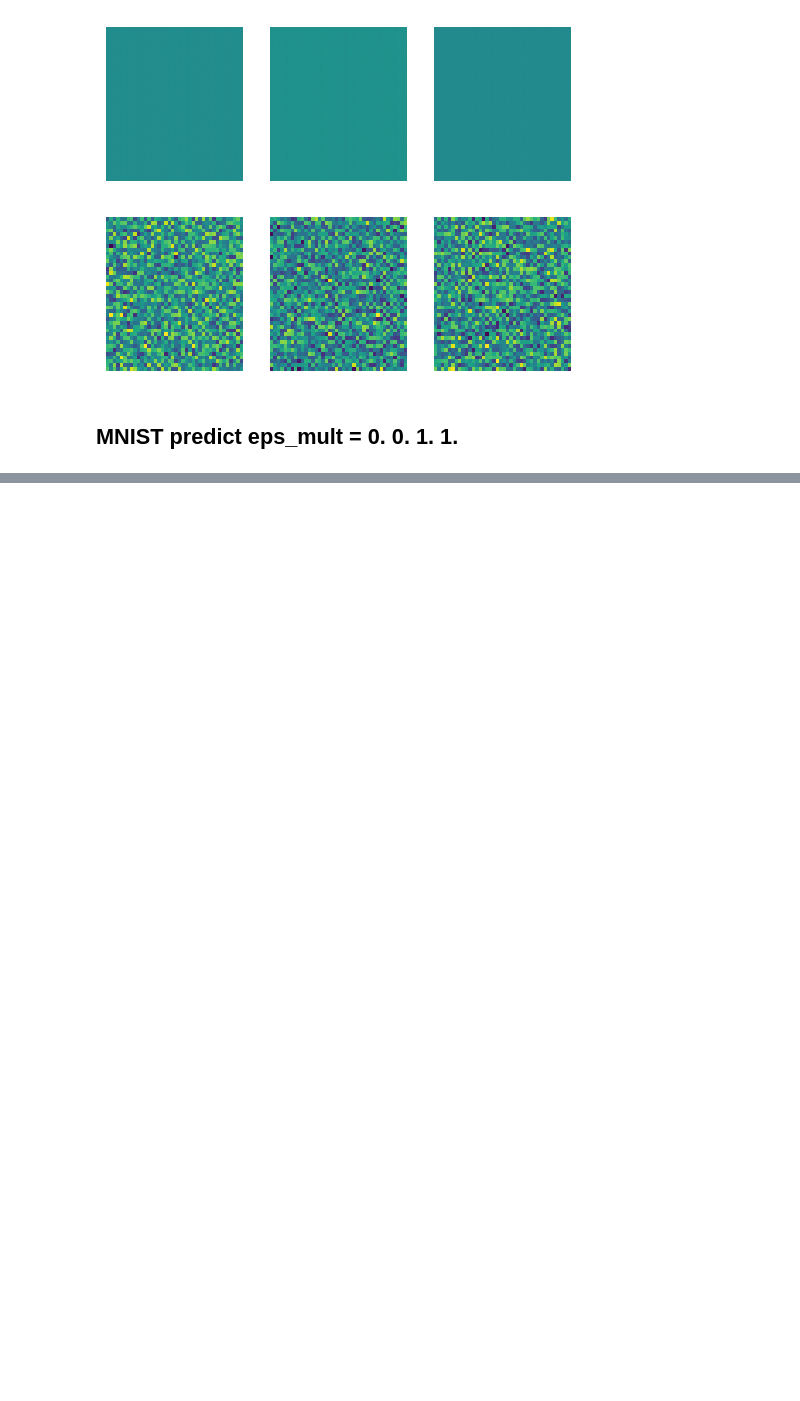
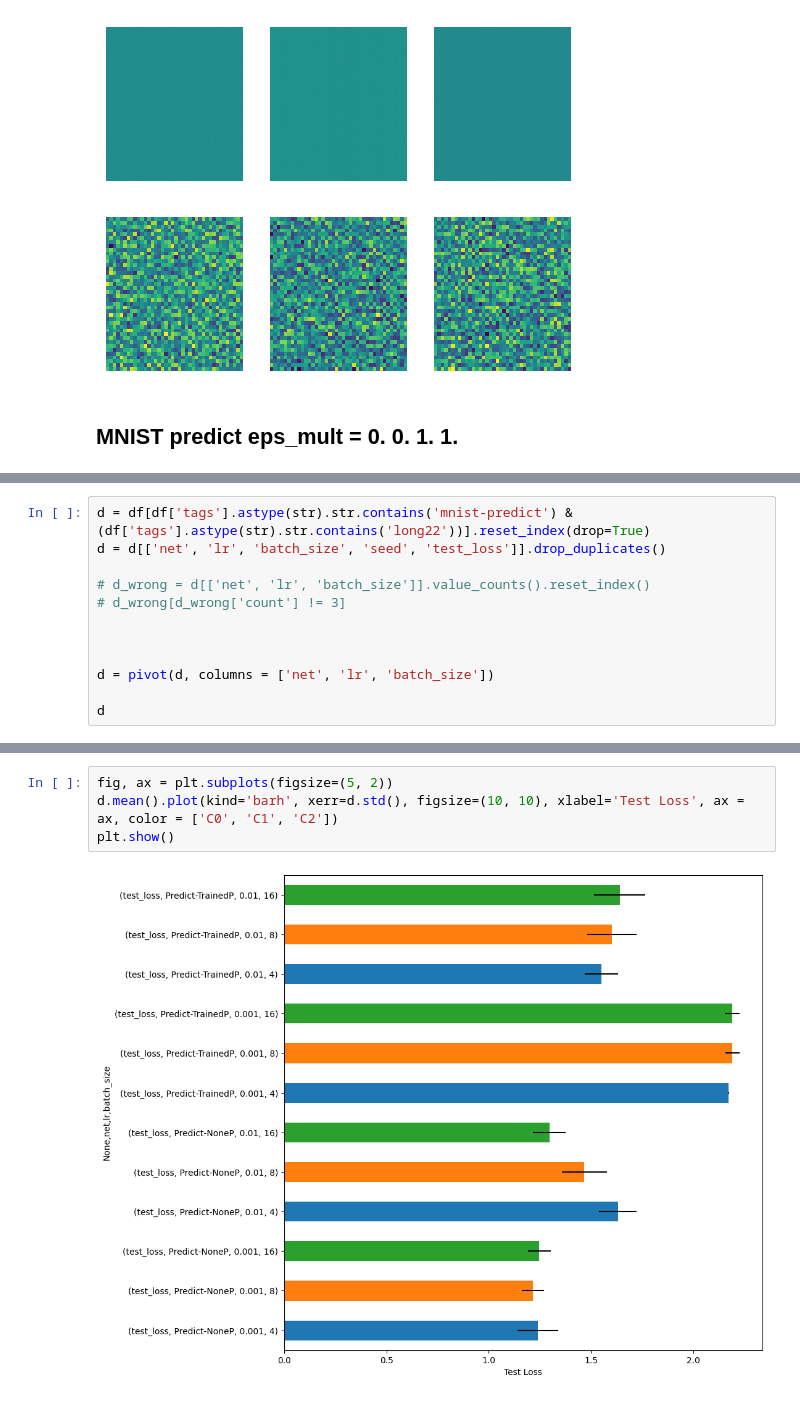
Before and after one commit to elidub/SymPDE, a Jupyter notebook: notebooks_symlie/results-v2.ipynb, the cells around one changed output, grey strips where cells are left out. Cells and saved outputs as stored; diff of their text form; blank space fills up the shorter version.

```diff
--- a/notebooks_symlie/results-v2.ipynb
+++ b/notebooks_symlie/results-v2.ipynb
@@ -357,0 +496,12 @@ plot_data(datasets['mnist'], N_plot=5)
+# %%
+d = df[df['tags'].astype(str).str.contains('mnist-predict') & (df['tags'].astype(str).str.contains('long22'))].reset_index(drop=True)
+d = d[['net', 'lr', 'batch_size', 'seed', 'test_loss']].drop_duplicates()
+
+# d_wrong = d[['net', 'lr', 'batch_size']].value_counts().reset_index()
+# d_wrong[d_wrong['count'] != 3]
+
+
+
+d = pivot(d, columns = ['net', 'lr', 'batch_size'])
+
+d
@@ -357,0 +517,6 @@ plot_data(datasets['mnist'], N_plot=5)
+# %%
+fig, ax = plt.subplots(figsize=(5, 2))
+d.mean().plot(kind='barh', xerr=d.std(), figsize=(10, 10), xlabel='Test Loss', ax = ax, color = ['C0', 'C1', 'C2'])
+plt.show()
+# %% [output]
+[figure, added]
```
Also changed, not shown: parts of 24 cells of this notebook, 6 other files.
